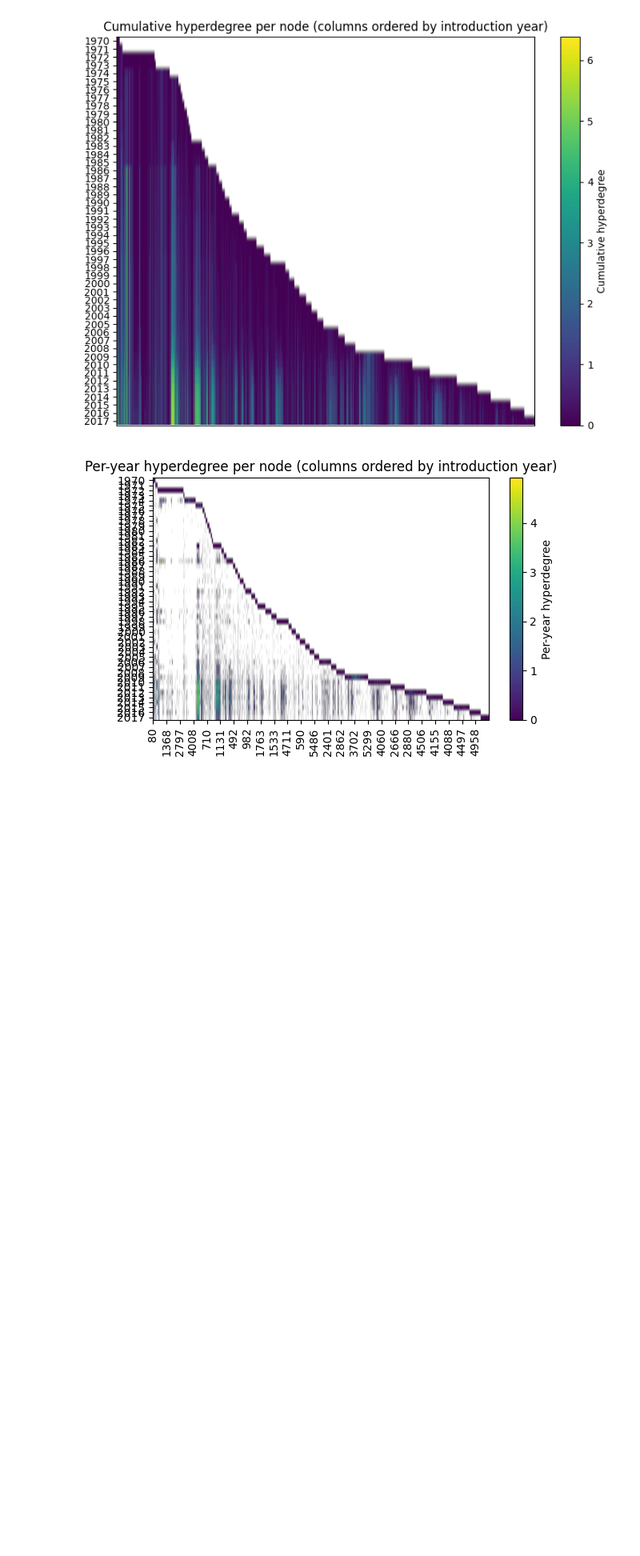
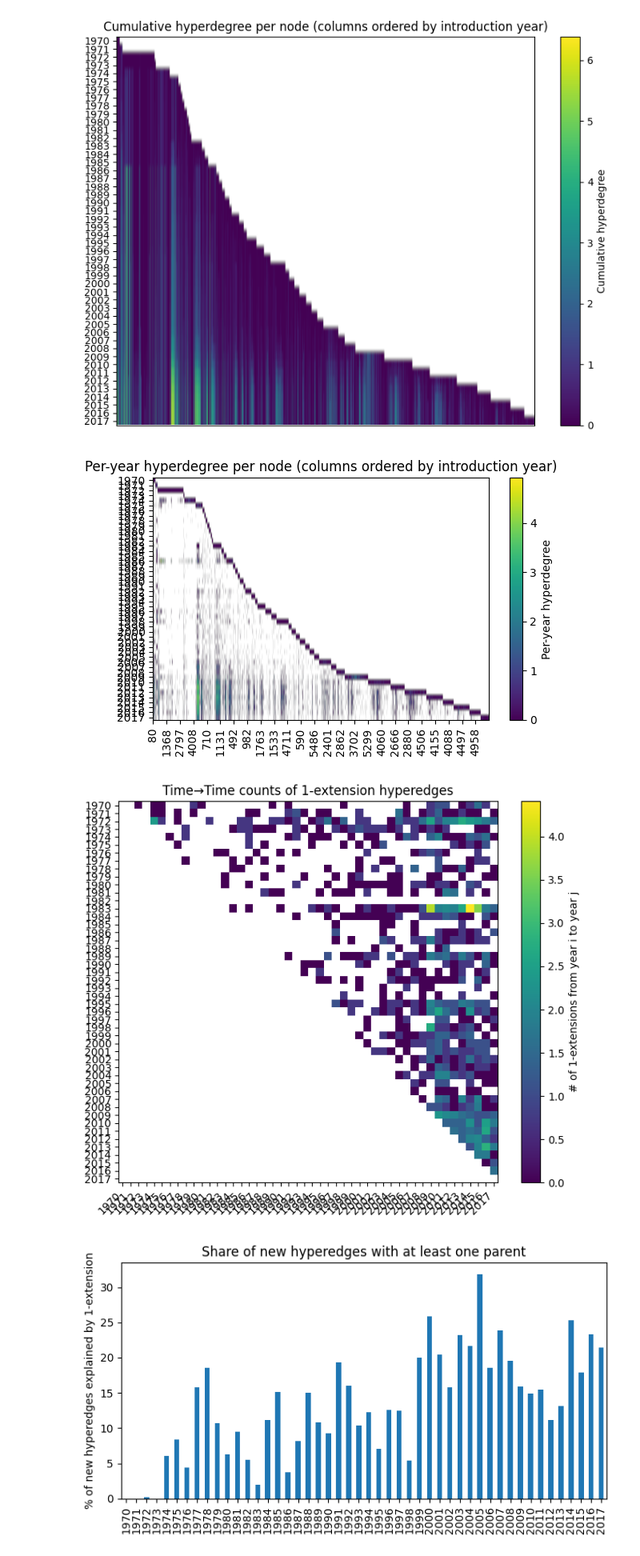
Before and after one commit to Mattehub/beyond-the-edge-tutorial, a Jupyter notebook: group_drugs_notebook.ipynb, the cells around one changed output. Shown at 80% size. Cells and saved outputs as stored; diff of their text form; code cells hidden in the pictures; blank space fills up the shorter version.

```diff
--- a/group_drugs_notebook.ipynb
+++ b/group_drugs_notebook.ipynb
@@ -503,0 +600,37 @@ plt.show()
+# %%
+# Build the matrix
+A_df, explained_share, parents_per_child = one_extension_time_matrix(
+    unique_simplices_df, date_col="date", nodes_col="nodes", assign="earliest"
+)
+
+plt.figure(figsize=(7,6))
+plt.imshow(np.log(A_df.values), aspect='auto')
+plt.colorbar(label="# of 1-extensions from year i to year j")
+plt.xticks(range(len(A_df.columns)), A_df.columns, rotation=45, ha='right')
+plt.yticks(range(len(A_df.index)), A_df.index)
+plt.title("Time→Time counts of 1-extension hyperedges")
+plt.tight_layout()
+plt.show()
+
+# Optional: show how “explainable” new hyperedges are each year
+plt.figure(figsize=(7,4))
+(explained_share*100).plot(kind="bar")
+plt.ylabel("% of new hyperedges explained by 1-extension")
+plt.title("Share of new hyperedges with at least one parent")
+plt.tight_layout()
+plt.show()
+
+# Optional: aggregate by lag (j - i)
+years = A_df.index.to_numpy()
+lags = (years.reshape(1,-1) - years.reshape(-1,1))
+lag_counts = pd.Series(A_df.values.flatten(), index=lags.flatten()).groupby(level=0).sum()
+plt.figure(figsize=(6,3))
+lag_counts[lag_counts.index>0].plot(kind="bar")
+plt.title("1-extension counts by lag (years)")
+plt.xlabel("lag = j - i")
+plt.ylabel("count")
+plt.tight_layout()
+plt.show()
+# %% [output]
+[figure, added]
+[figure, added]
```
Also changed, not shown: parts of 2 cells of this notebook.
